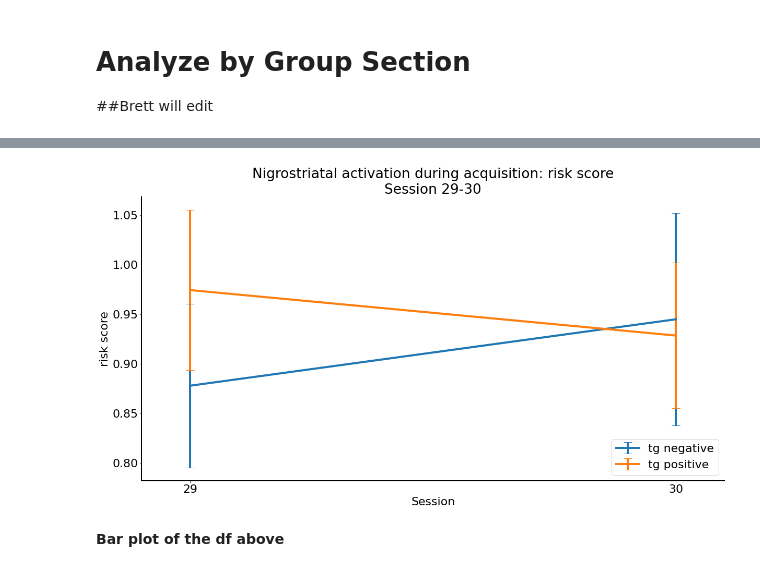
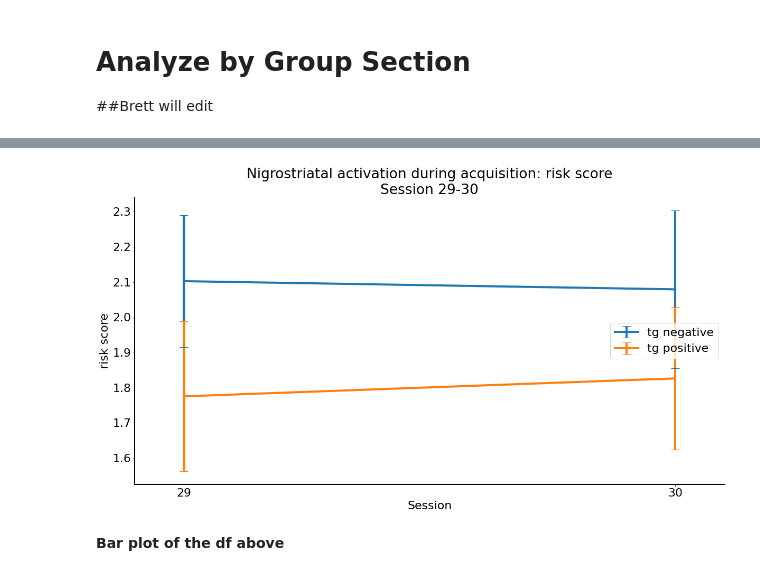
Before and after one commit to deckyblue/hathaway_1, a Jupyter notebook: hath_tutorial/Tutorial_draft.ipynb, the cells around one changed output, grey strips where cells are left out. Drawn from its saved outputs; the diff is of its cells as text; code cells hidden in the pictures.

```diff
--- a/hath_tutorial/Tutorial_draft.ipynb
+++ b/hath_tutorial/Tutorial_draft.ipynb
@@ -231,7 +232,7 @@ mean_scores[['prem29','prem30']]
 # %%
-rgt.rgt_plot('collect_lat',startsess,endsess,['tg negative','tg positive'],title,mean_scores,stderror, var_title='risk score')
+rgt.rgt_plot(variable,startsess,endsess,['tg negative','tg positive'],title,mean_scores,stderror, var_title='risk score')
 # %% [output]
-[figure, old version]
+[figure, new version]
 # %% [markdown]
 **Bar plot of the df above**
 # %%
```
Also changed, not shown: parts of 12 cells of this notebook.
